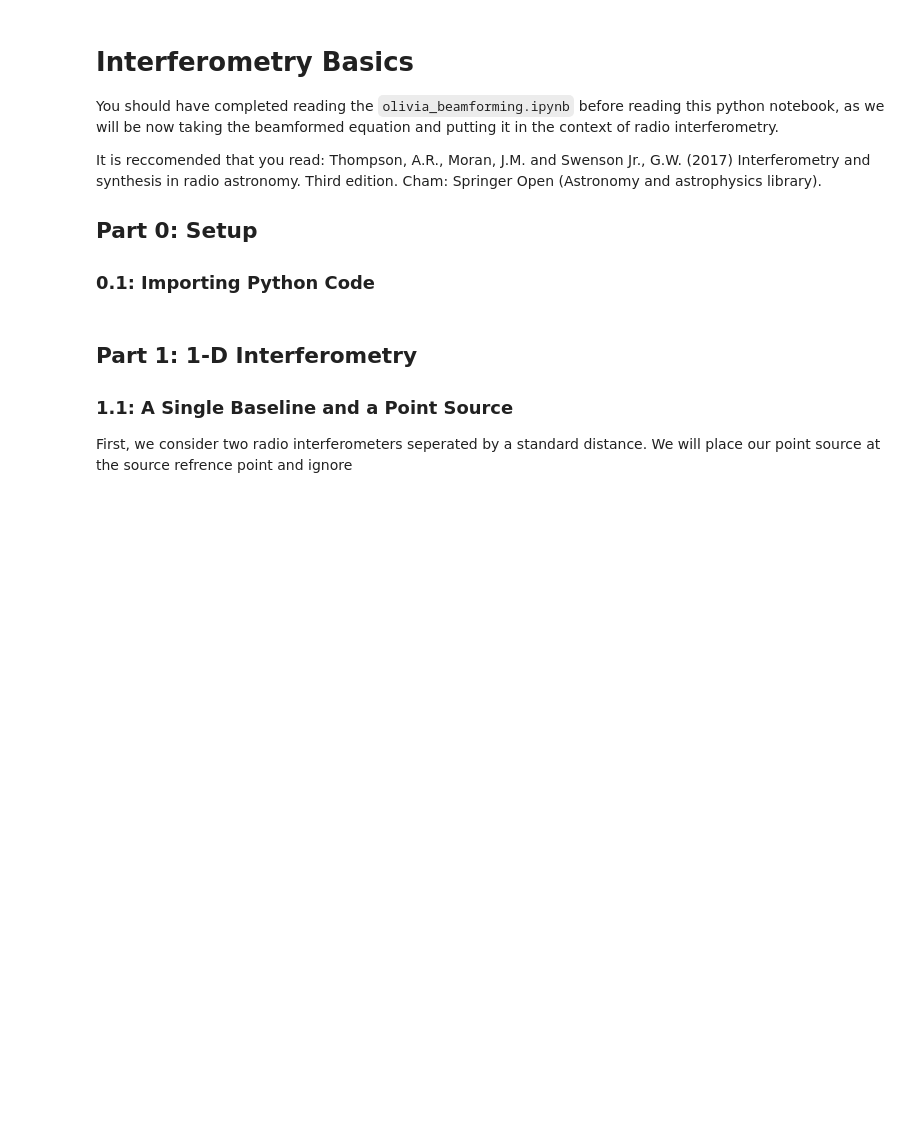
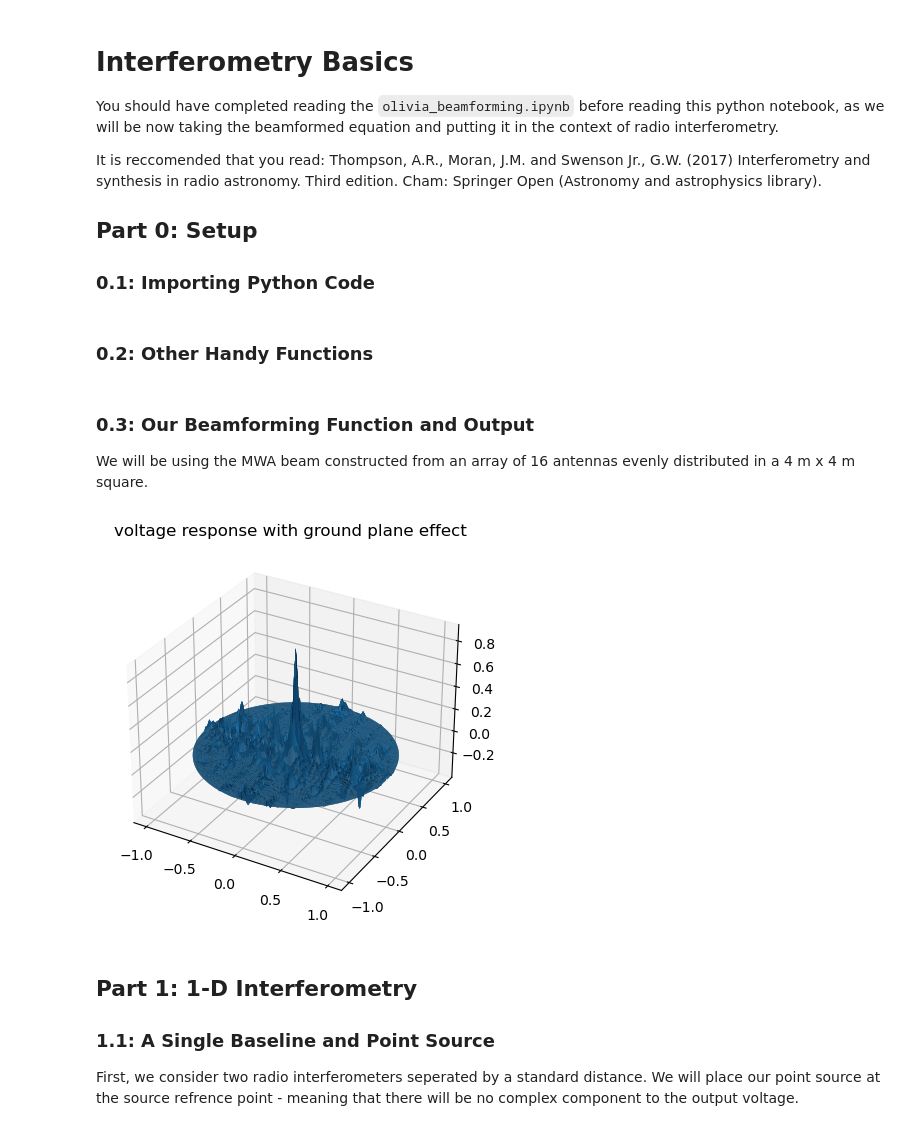
Before and after one commit to oliviax727/phd-programs, a Jupyter notebook: interferometry practice/olivia_interferometry.ipynb, the cells around one changed output. Drawn from its saved outputs; the diff is of its cells as text; code cells hidden in the pictures; blank space fills up the shorter version.

```diff
--- a/interferometry practice/olivia_interferometry.ipynb
+++ b/interferometry practice/olivia_interferometry.ipynb
@@ -20,3 +20,5 @@ import xlrd
 from mpl_toolkits.mplot3d import axes3d, Axes3D
 
 save_results_to = './interferometry practice'
+# %% [markdown]
+### 0.2: Other Handy Functions
@@ -23,6 +34,68 @@ save_results_to = './interferometry practice'
+# %% [markdown]
+### 0.3: Our Beamforming Function and Output
+
+We will be using the MWA beam constructed from an array of 16 antennas evenly distributed in a 4 m x 4 m square.
+# %%
+def beamformer(delta=[0,0], f=150*10**6):
+    theta = np.deg2rad(np.arange(-90, 90))
+    phi = np.deg2rad(np.arange(-180, 180))
+    [theta, phi] = np.meshgrid(theta, phi)
+
+    lamda = ((3*10**8)/f)
+    beta = (2*np.pi/lamda)
+
+    # Arrange 16 MWA antennas in a 4 m x 4 m square
+    n = 16
+    u, v = (lambda x: np.meshgrid(x, x))(np.linspace(-2, 2, 4))
+    u = u.flatten()
+    v = v.flatten()
+
+    l = np.sin(theta)*np.cos(phi)
+    m = np.sin(phi)*np.sin(theta)
+
+    # We now consider things in two dimensions
+    chix = beta*np.array([l * dn for dn in u]) + delta[0]  # X-phase difference
+    chiy = beta*np.array([m * dn for dn in v]) + delta[1]  # Y-phase difference
+
+    afx = 1
+    afy = 1
+
+    for i in range(n):
+        chinx = chix[i]
+        chiny = chiy[i]
+
+        afx = afx + np.exp(1j*(i+1)*chinx)
+        afy = afy + np.exp(1j*(i+1)*chiny)
+
+    af = afx*afy/n**2
+
+    # Ground plane effect
+    antenna_height = 0.3
+    h = antenna_height/lamda
+    ground_plane_effect = np.sin(2*h*np.pi*np.cos(theta))
+
+    total_voltage = af*ground_plane_effect
+
+    return l, m, total_voltage
+
+l, m, total_voltage = beamformer()
+
+# 3D plot of voltage response with the ground plane effect.
+fig, ax = plt.subplots(subplot_kw={"projection": "3d"})
+surf = ax.plot_surface(l, m, total_voltage, rstride=1, cstride=1, antialiased=True)
+plt.title('voltage response with ground plane effect')
+plt.show()
+
+
+default_beam = total_voltage
+beam_x = l
+beam_y = m
+Vp = default_beam[90][90]
+# %% [output]
+[figure, added]
 # %% [markdown]
 ## Part 1: 1-D Interferometry
 
-### 1.1: A Single Baseline and a Point Source
+### 1.1: A Single Baseline and Point Source
 
-First, we consider two radio interferometers seperated by a standard distance. We will place our point source at the source refrence point and ignore
+First, we consider two radio interferometers seperated by a standard distance. We will place our point source at the source refrence point - meaning that there will be no complex component to the output voltage.
```
Also changed, not shown: parts of 2 cells of this notebook.
